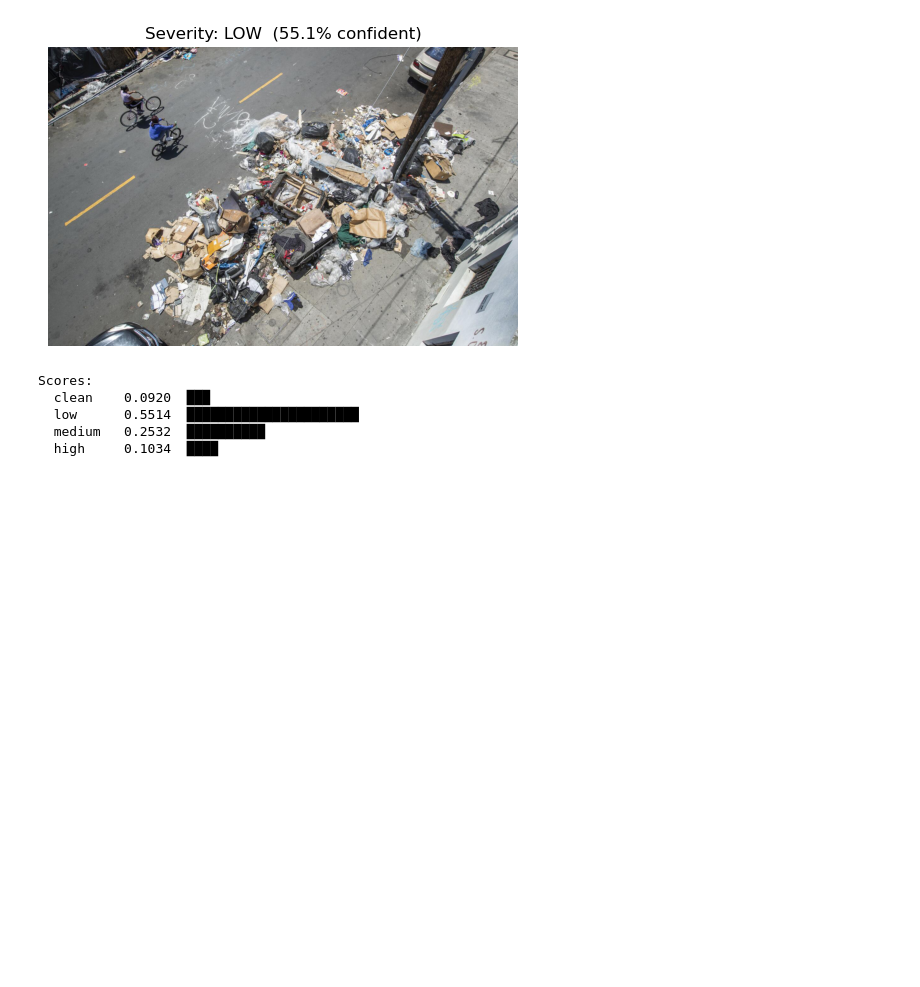
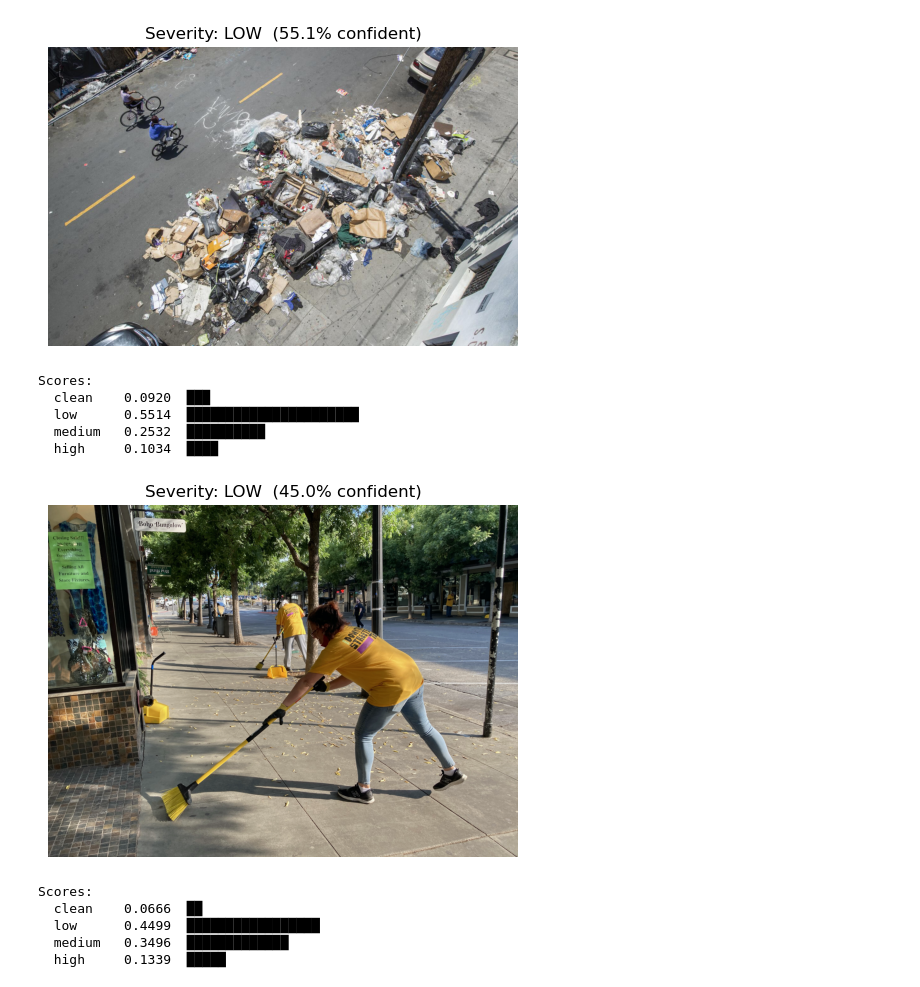
Before and after one commit to elyas-yaqubi/REVIV, a Jupyter notebook: ml/trash-classifier.ipynb, the cells around one changed output. Drawn from its saved outputs; the diff is of its cells as text; code cells hidden in the pictures; blank space fills up the shorter version.

```diff
--- a/ml/trash-classifier.ipynb
+++ b/ml/trash-classifier.ipynb
@@ -669,3 +650,27 @@ Scores:
   low      0.5514  ██████████████████████
   medium   0.2532  ██████████
   high     0.1034  ████
+# %%
+IMAGE_PATH = TACO_ROOT / "data" / "new_data" / "clean-1.webp"
+
+result = predict_severity(IMAGE_PATH, model, tta_n=8)
+
+img_display = Image.open(IMAGE_PATH)
+plt.figure(figsize=(5, 5))
+plt.imshow(img_display)
+plt.axis("off")
+plt.title(f"Severity: {result['severity'].upper()}  ({result['confidence']*100:.1f}% confident)")
+plt.tight_layout()
+plt.show()
+
+print("Scores:")
+for label, score in result["scores"].items():
+    bar = "█" * int(score * 40)
+    print(f"  {label:8s} {score:.4f}  {bar}")
+# %% [output]
+[figure, added]
+Scores:
+  clean    0.0666  ██
+  low      0.4499  █████████████████
+  medium   0.3496  █████████████
+  high     0.1339  █████
```
Also changed, not shown: parts of 1 cell of this notebook.
